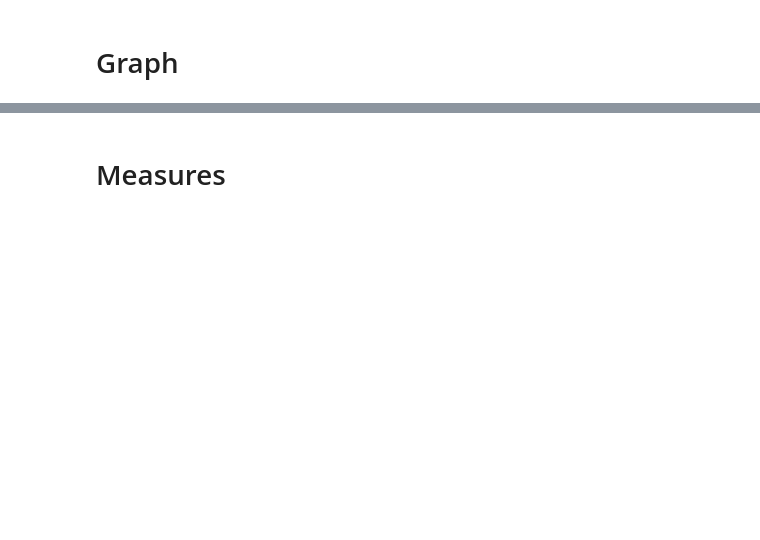
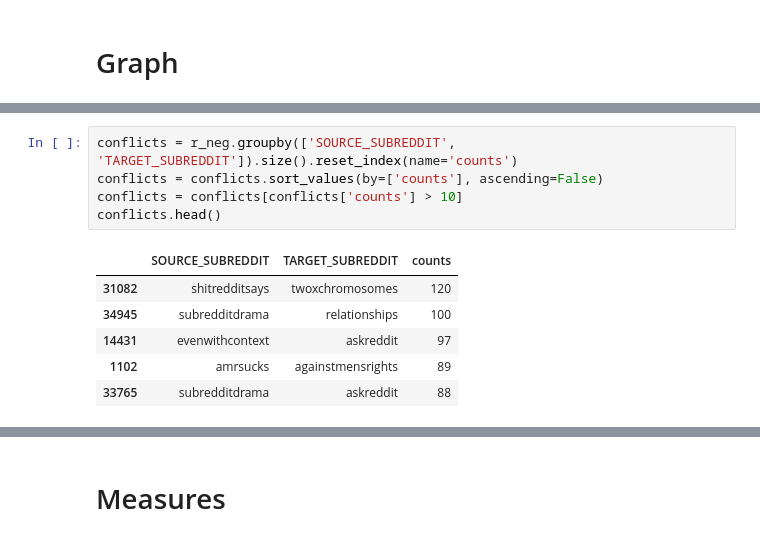
Before and after one commit to filippobartolucci/sna_project, a Jupyter notebook: notebook.ipynb, the cells around one changed output, grey strips where cells are left out. Saved outputs shown, nothing was run; the diff lists cells and outputs as text; blank space fills up the shorter version.

```diff
--- a/notebook.ipynb
+++ b/notebook.ipynb
@@ -82,0 +208,12 @@ Number of nodes in total graph after removing nodes with degree under 5% of the
+# %%
+conflicts = r_neg.groupby(['SOURCE_SUBREDDIT', 'TARGET_SUBREDDIT']).size().reset_index(name='counts')
+conflicts = conflicts.sort_values(by=['counts'], ascending=False)
+conflicts = conflicts[conflicts['counts'] > 10]
+conflicts.head()
+# %% [output]
+|  | SOURCE_SUBREDDIT | TARGET_SUBREDDIT | counts |
+| 31082 | shitredditsays | twoxchromosomes | 120 |
+| 34945 | subredditdrama | relationships | 100 |
+| 14431 | evenwithcontext | askreddit | 97 |
+| 1102 | amrsucks | againstmensrights | 89 |
+| 33765 | subredditdrama | askreddit | 88 |
```
Also changed, not shown: parts of 13 cells of this notebook.
